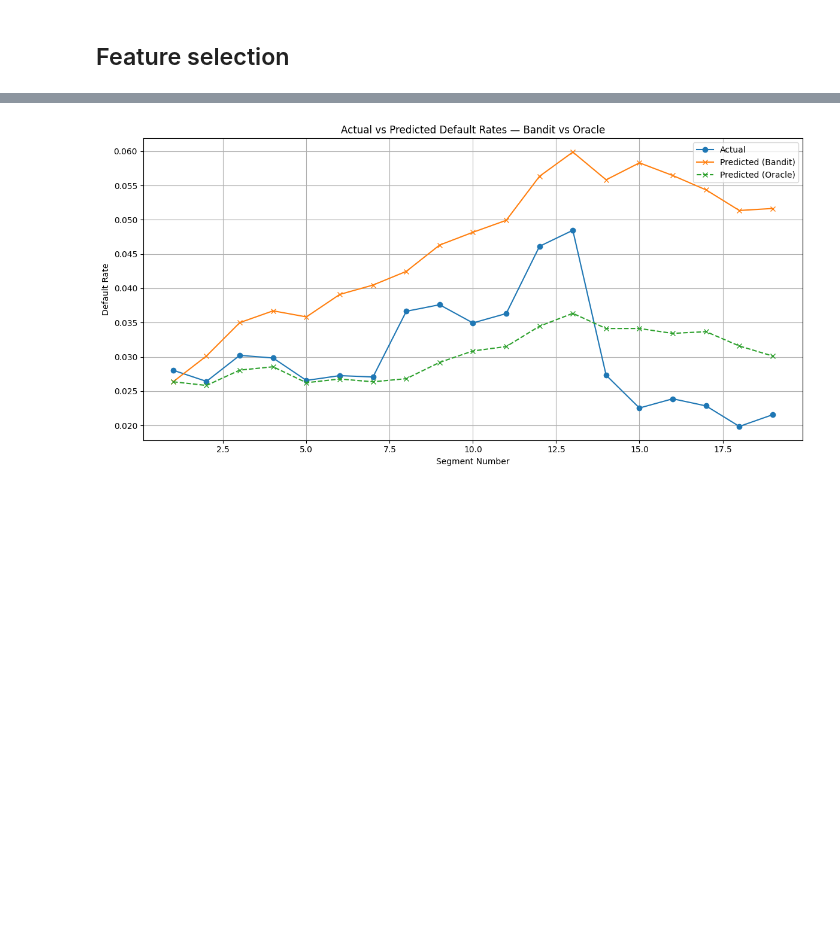
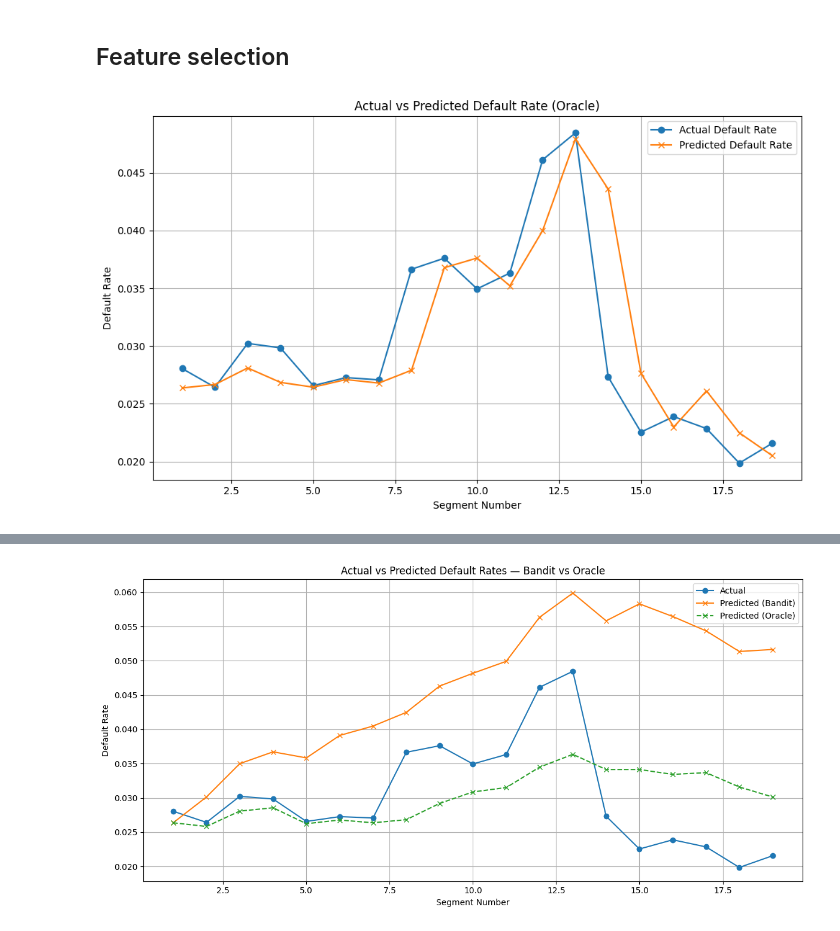
Before and after one commit to manpreetsingh227/MSc-project, a Jupyter notebook: notebooks/EDA.ipynb, the cells around one changed output, grey strips where cells are left out. Drawn from its saved outputs; the diff is of its cells as text; code cells hidden in the pictures; blank space fills up the shorter version.

```diff
--- a/notebooks/EDA.ipynb
+++ b/notebooks/EDA.ipynb
@@ -294,7 +294,7 @@ def merge_all_segments(cba_splits, static_splits, person_splits, appl_splits):
 
     return merged_segments
 # %%
-n_segments = 20
+n_segments = 40
 
 cba_proc = preprocess_all_segments(data1_cba, n=n_segments)
 static_proc = preprocess_all_segments(data_static_train_1, n=n_segments)
@@ -302,3 +302,77 @@ person_proc = preprocess_all_segments(data_person_1_train_1, n=n_segments)
 appl_proc = preprocess_all_segments(data1_appl, n=n_segments)
 
 final_segments = merge_all_segments(cba_proc, static_proc, person_proc, appl_proc)
+# %%
+from sklearn.linear_model import LogisticRegression
+from sklearn.pipeline import make_pipeline
+from sklearn.preprocessing import StandardScaler
+from sklearn.metrics import roc_auc_score, recall_score, confusion_matrix
+import pandas as pd
+
+results = []
+exclude_cols = {'case_id', 'WEEK_NUM', 'target'}
+features = [col for col in final_segments['split_0'].columns if col not in exclude_cols]
+
+sorted_keys = sorted(final_segments.keys(), key=lambda x: int(x.split('_')[-1]))
+
+for t in range(1, len(sorted_keys)):
+    train_key = sorted_keys[t - 1]
+    test_key = sorted_keys[t]
+
+    # Prepare training and test data
+    train_segment = final_segments[train_key]
+    test_segment = final_segments[test_key]
+    X_train_oracle = train_segment[features]
+    y_train_oracle = train_segment["target"]
+    X_test = test_segment[features]
+    y_test = test_segment["target"]
+
+    # Train Oracle model (full data)
+    model_oracle = make_pipeline(StandardScaler(), LogisticRegression(max_iter=1000))
+    model_oracle.fit(X_train_oracle, y_train_oracle)
+
+    # Predict and evaluate
+    y_pred_proba_oracle = model_oracle.predict_proba(X_test)[:, 1]
+    y_pred_oracle = (y_pred_proba_oracle >= 0.03).astype(int)
+    recall_oracle = recall_score(y_test, y_pred_oracle)
+    tn, fp, fn, tp = confusion_matrix(y_test, y_pred_oracle).ravel()
+    specificity_oracle = tn / (tn + fp)
+    auc_oracle = roc_auc_score(y_test, y_pred_proba_oracle)
+    accept_mask_oracle = y_pred_proba_oracle < 0.03
+
+    results.append({
+        "segment": test_key,
+        "segment_num": int(test_key.split("_")[1]),
+        "type": "oracle",
+        "auc": auc_oracle,
+        "recall": recall_oracle,
+        "specificity": specificity_oracle,
+        "actual_default_rate": y_test.mean(),
+        "predicted_default_rate": y_pred_proba_oracle.mean(),
+        "accept_rate": accept_mask_oracle.mean(),
+        "tn": tn,
+        "fp": fp,
+        "fn": fn,
+        "tp": tp
+    })
+
+results_df = pd.DataFrame(results)
+
+import matplotlib.pyplot as plt
+
+# Filter Oracle results
+oracle_df = results_df[results_df['type'] == 'oracle'].sort_values('segment_num')
+
+# Plot
+plt.figure(figsize=(10, 6))
+plt.plot(oracle_df['segment_num'], oracle_df['actual_default_rate'], label='Actual Default Rate', marker='o')
+plt.plot(oracle_df['segment_num'], oracle_df['predicted_default_rate'], label='Predicted Default Rate', marker='x')
+plt.xlabel('Segment Number')
+plt.ylabel('Default Rate')
+plt.title('Actual vs Predicted Default Rate (Oracle)')
+plt.legend()
+plt.grid(True)
+plt.tight_layout()
+plt.show()
+# %% [output]
+[figure, added]
```
Also changed, not shown: parts of 5 cells of this notebook, 1 other file.
